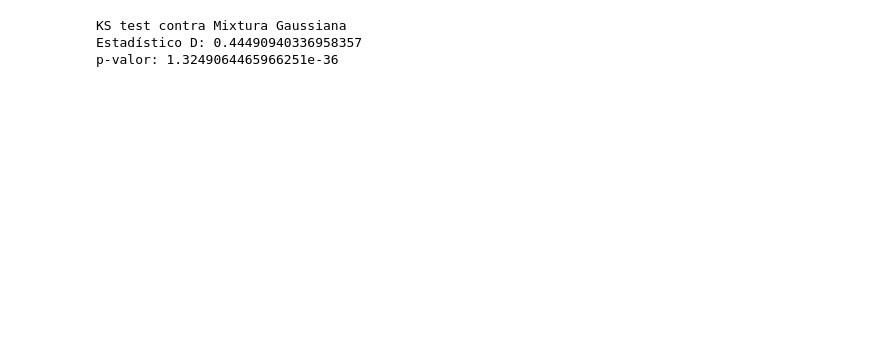
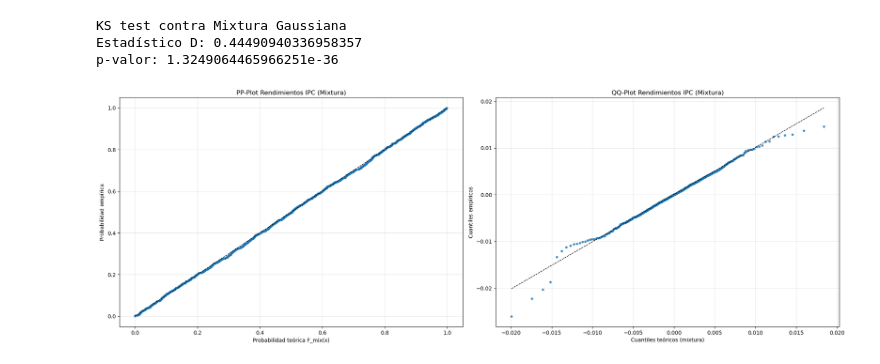
Before and after one commit to cmayorgat44/Estimation_parametrica, a Jupyter notebook: proyecto_final.ipynb, the cells around one changed output. Saved outputs shown, nothing was run; the diff lists cells and outputs as text; code cells hidden in the pictures; blank space fills up the shorter version.

```diff
--- a/proyecto_final.ipynb
+++ b/proyecto_final.ipynb
@@ -412,3 +421,77 @@ print("p-valor:", ks_mixture.pvalue)
 KS test contra Mixtura Gaussiana
 Estadístico D: 0.44490940336958357
 p-valor: 1.3249064465966251e-36
+# %%
+import numpy as np
+import matplotlib.pyplot as plt
+from scipy.stats import norm
+
+def pp_qq_plots_mixture(x, pis, mus, sigmas, title_pp="PP-Plot vs Mixtura", title_qq="QQ-Plot vs Mixtura"):
+    x = np.asarray(x).ravel()
+    x = x[~np.isnan(x)]
+    n = x.size
+    xs = np.sort(x)
+
+    # Probabilidades "Blom"
+    p_emp = (np.arange(1, n + 1) - 0.375) / (n + 0.25)
+
+    # ---- PP-Plot ----
+    p_th = np.sum(pis * norm.cdf((xs[:, None] - mus) / sigmas), axis=1)
+
+    # ---- QQ-Plot ----
+    def mix_cdf(x):
+        z = (x[..., None] - mus) / sigmas
+        return np.sum(pis * norm.cdf(z), axis=-1)
+
+    def mix_ppf(p, tol=1e-10, max_iter=200):
+        lo = np.min(mus - 10 * sigmas.max())
+        hi = np.max(mus + 10 * sigmas.max())
+        lo = np.full_like(p, lo, dtype=float)
+        hi = np.full_like(p, hi, dtype=float)
+        for _ in range(max_iter):
+            mid = (lo + hi) / 2.0
+            Fmid = mix_cdf(mid)
+            lo = np.where(Fmid < p, mid, lo)
+            hi = np.where(Fmid >= p, mid, hi)
+            if np.max(hi - lo) < tol:
+                break
+        return (lo + hi) / 2.0
+
+    q_th = mix_ppf(p_emp)
+
+    # ---- Subplots ----
+    fig, axes = plt.subplots(1, 2, figsize=(20, 7))
+
+    # PP-Plot
+    axes[0].scatter(p_th, p_emp, s=12, alpha=0.8)
+    axes[0].plot([0, 1], [0, 1], 'k--', lw=1)
+    axes[0].set_xlabel("Probabilidad teórica F_mix(x)")
+    axes[0].set_ylabel("Probabilidad empírica")
+    axes[0].set_title(title_pp)
+    axes[0].grid(alpha=0.3)
+
+    # QQ-Plot
+    axes[1].scatter(q_th, xs, s=12, alpha=0.8)
+    q25_th, q75_th = np.quantile(q_th, [0.25, 0.75])
+    q25_xs, q75_xs = np.quantile(xs, [0.25, 0.75])
+    slope = (q75_xs - q25_xs) / (q75_th - q25_th + 1e-18)
+    intercept = q25_xs - slope * q25_th
+    xr = np.array([q_th.min(), q_th.max()])
+    axes[1].plot(xr, slope * xr + intercept, 'k--', lw=1)
+    axes[1].set_xlabel("Cuantiles teóricos (mixtura)")
+    axes[1].set_ylabel("Cuantiles empíricos")
+    axes[1].set_title(title_qq)
+    axes[1].grid(alpha=0.3)
+
+    plt.tight_layout()
+    plt.show()
+
+# ==========
+# Uso con tus datos
+# ==========
+x = df.dropna().values
+pp_qq_plots_mixture(x, pis, mus, sigmas,
+                    title_pp="PP-Plot Rendimientos IPC (Mixtura)",
+                    title_qq="QQ-Plot Rendimientos IPC (Mixtura)")
+# %% [output]
+[figure, added]
```
Also changed, not shown: parts of 36 cells of this notebook, 2 other files.
